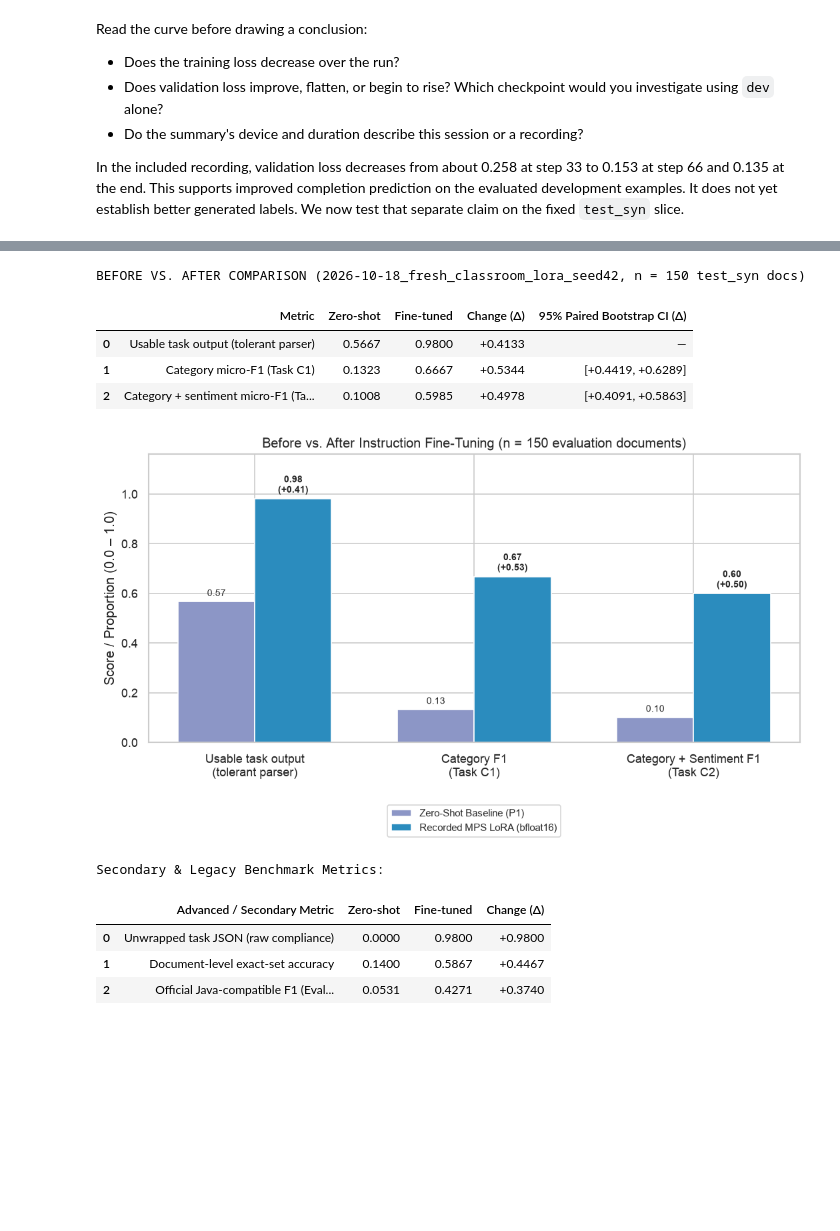
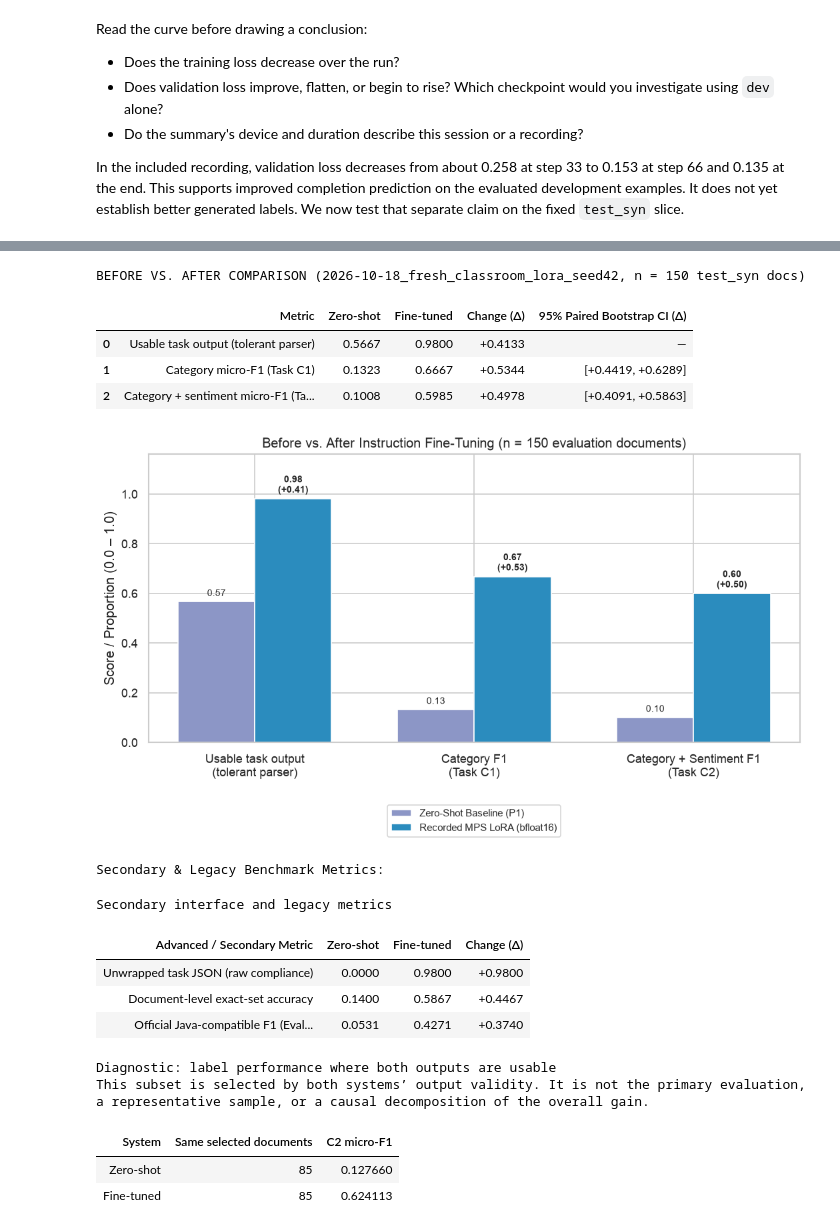
Before and after one commit to simon-clematide/gemma-qlora-finetuning, a Jupyter notebook: notebooks/11_colab_l4_live_demo.ipynb, the cells around one changed output, grey strips where cells are left out. Drawn from its saved outputs; the diff is of its cells as text; code cells hidden in the pictures; blank space fills up the shorter version.

```diff
--- a/notebooks/11_colab_l4_live_demo.ipynb
+++ b/notebooks/11_colab_l4_live_demo.ipynb
@@ -73,8 +63,6 @@ import pandas as pd
 import matplotlib.pyplot as plt
 from IPython.display import display, Markdown
 
-REQUESTED_MODE = 'auto'  # 'auto', 'replay' (also on CUDA), or 'live' (requires CUDA)
-USE_4BIT_QUANTIZATION = True  # Live runs only; replay uses its recorded MPS LoRA settings
 
 if 'google.colab' in sys.modules:
     REPO_URL = os.environ.get('GERMEVAL_REPO_URL', 'https://github.com/simon-clematide/gemma-qlora-finetuning.git')
@@ -103,11 +91,6 @@ from germeval_llm.replay import DEFAULT_CLASSROOM_REPLAY, load_replay_manifest
 
 ensure_derived_datasets_ready()
 hw = detect_compute_device()
-if REQUESTED_MODE not in {'auto', 'replay', 'live'}:
-    raise ValueError('Choose auto, replay, or live')
-if REQUESTED_MODE == 'live' and not hw['cuda_available']:
-    raise RuntimeError('LIVE mode requires CUDA; choose replay on this device')
-RUN_LIVE_GPU = bool(hw['cuda_available']) and REQUESTED_MODE != 'replay'
 EXECUTION_MODE = 'LIVE (New CUDA Experiment)' if RUN_LIVE_GPU else 'REPLAY (Recorded MPS LoRA Experiment)'
 git_rev = subprocess.run(['git', 'rev-parse', '--short', 'HEAD'], capture_output=True, text=True).stdout.strip() or 'unversioned workspace (recording commit is in its manifest)'
 dev_label = f"{hw['gpu_name']} ({hw['gpu_vram_gb']} GB VRAM)" if hw['cuda_available'] else f"{hw['device'].upper()} (current session; replay needs no model weights)"
@@ -119,6 +102,15 @@ print(f'Execution mode:      {EXECUTION_MODE}')
 print(f'Compute device:      {dev_label}')
 print(f'PyTorch version:     {hw.get("torch_version", "N/A")} (bf16_supported={hw["bf16_supported"]})')
 print(f'Canonical dataset:   Ready (train / dev / test_syn / test_dia)')
+
+import html
+from IPython.display import HTML
+
+def show_details(title, body_html):
+    display(HTML('<details><summary>' + html.escape(title) + '</summary>' + body_html + '</details>'))
+
+def full_text(value):
+    return '<pre style="white-space:pre-wrap;overflow-wrap:anywhere">' + html.escape(str(value)) + '</pre>'
 # %% [output]
 ENVIRONMENT SUMMARY
 ────────────────────────────────────────────────────
@@ -930,37 +988,64 @@ plt.close(fig_comp)
 # Advanced / Secondary Metrics (Document Exact-Set Match & Official Java-Compatible Evaluator)
 adv_df = pd.DataFrame([
     {
         'Advanced / Secondary Metric': 'Unwrapped task JSON (raw compliance)',
         'Zero-shot': f'{b_m["valid_exact_rate"]:.4f}',
         'Fine-tuned': f'{q_m["valid_exact_rate"]:.4f}',
         'Change (Δ)': f'{d_m["valid_exact_rate"]:+.4f}',
     },
     {
         'Advanced / Secondary Metric': 'Document-level exact-set accuracy',
         'Zero-shot': f'{b_m["task_c2_category_sentiment_strict"]["exact_set_accuracy"]:.4f}',
         'Fine-tuned': f'{q_m["task_c2_category_sentiment_strict"]["exact_set_accuracy"]:.4f}',
         'Change (Δ)': f'{d_m["exact_set_accuracy"]:+.4f}',
     },
     {
         'Advanced / Secondary Metric': 'Official Java-compatible F1 (EvaluationScript.jar)',
         'Zero-shot': f'{b_m["task_c2_category_sentiment_java_compat"]["micro_f1"]:.4f}',
         'Fine-tuned': f'{q_m["task_c2_category_sentiment_java_compat"]["micro_f1"]:.4f}',
         'Change (Δ)': f'{d_m["c2_java_compat_micro_f1"]:+.4f}',
     },
 ])
 print('\nSecondary & Legacy Benchmark Metrics:')
-display(adv_df)
+show_details('Secondary interface and legacy metrics', adv_df.to_html(index=False))
+
+# Diagnostic only: hold the selected document IDs fixed across the two systems.
+usable_statuses = {'VALID_EXACT', 'VALID_FENCED'}
+shared_usable = [i for i, (b, f) in enumerate(zip(baseline_preds, ft_preds))
+                 if b.parse_status in usable_statuses and f.parse_status in usable_statuses]
+if shared_usable:
+    subset_metrics = [evaluate_task_c_predictions(
+        [eval_docs[i] for i in shared_usable], [preds[i] for i in shared_usable],
+        apply_gold_typo_patches=exp_manifest['gold_typo_patches'],
+    ) for preds in (baseline_preds, ft_preds)]
+    diagnostic_df = pd.DataFrame({
+        'System': ['Zero-shot', 'Fine-tuned'],
+        'Same selected documents': [len(shared_usable)] * 2,
+        'C2 micro-F1': [m['task_c2_category_sentiment_strict']['micro_f1'] for m in subset_metrics],
+    })
+    show_details('Diagnostic: label performance where both outputs are usable',
+        '<p>This subset is selected by both systems’ output validity. It is not the primary '
+        'evaluation, a representative sample, or a causal decomposition of the overall gain.</p>'
+        + diagnostic_df.to_html(index=False))
+else:
+    print('Shared-usable diagnostic unavailable: no documents qualify.')
 # %% [output]
 BEFORE VS. AFTER COMPARISON (2026-10-18_fresh_classroom_lora_seed42, n = 150 test_syn docs)
 |  | Metric | Zero-shot | Fine-tuned | Change (Δ) | 95% Paired Bootstrap CI (Δ) |
 | 0 | Usable task output (tolerant parser) | 0.5667 | 0.9800 | +0.4133 | — |
 | 1 | Category micro-F1 (Task C1) | 0.1323 | 0.6667 | +0.5344 | [+0.4419, +0.6289] |
 | 2 | Category + sentiment micro-F1 (Ta... | 0.1008 | 0.5985 | +0.4978 | [+0.4091, +0.5863] |
 [figure]
 Secondary & Legacy Benchmark Metrics:
+Secondary interface and legacy metrics
-|  | Advanced / Secondary Metric | Zero-shot | Fine-tuned | Change (Δ) |
-| 0 | Unwrapped task JSON (raw compliance) | 0.0000 | 0.9800 | +0.9800 |
-| 1 | Document-level exact-set accuracy | 0.1400 | 0.5867 | +0.4467 |
-| 2 | Official Java-compatible F1 (Eval... | 0.0531 | 0.4271 | +0.3740 |
+| Advanced / Secondary Metric | Zero-shot | Fine-tuned | Change (Δ) |
+| Unwrapped task JSON (raw compliance) | 0.0000 | 0.9800 | +0.9800 |
+| Document-level exact-set accuracy | 0.1400 | 0.5867 | +0.4467 |
+| Official Java-compatible F1 (Eval... | 0.0531 | 0.4271 | +0.3740 |
+Diagnostic: label performance where both outputs are usable
+This subset is selected by both systems’ output validity. It is not the primary evaluation, a representative sample, or a causal decomposition of the overall gain.
+| System | Same selected documents | C2 micro-F1 |
+| Zero-shot | 85 | 0.127660 |
+| Fine-tuned | 85 | 0.624113 |
 # %% [markdown]
 ### Interpret the Evidence
```
Also changed, not shown: parts of 18 cells of this notebook, 1 other file.
